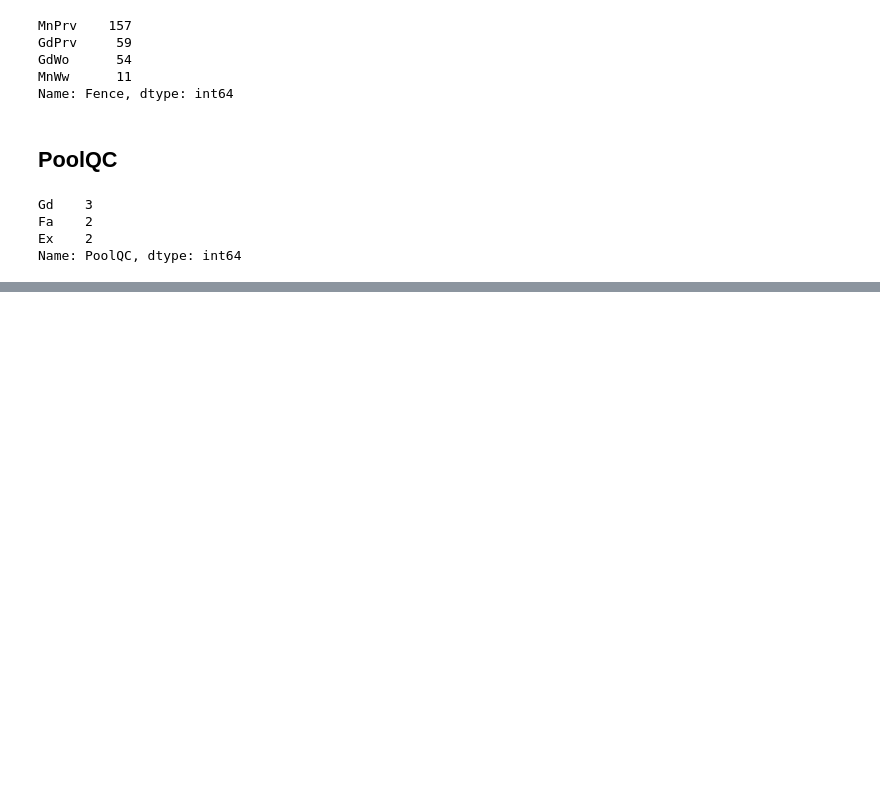
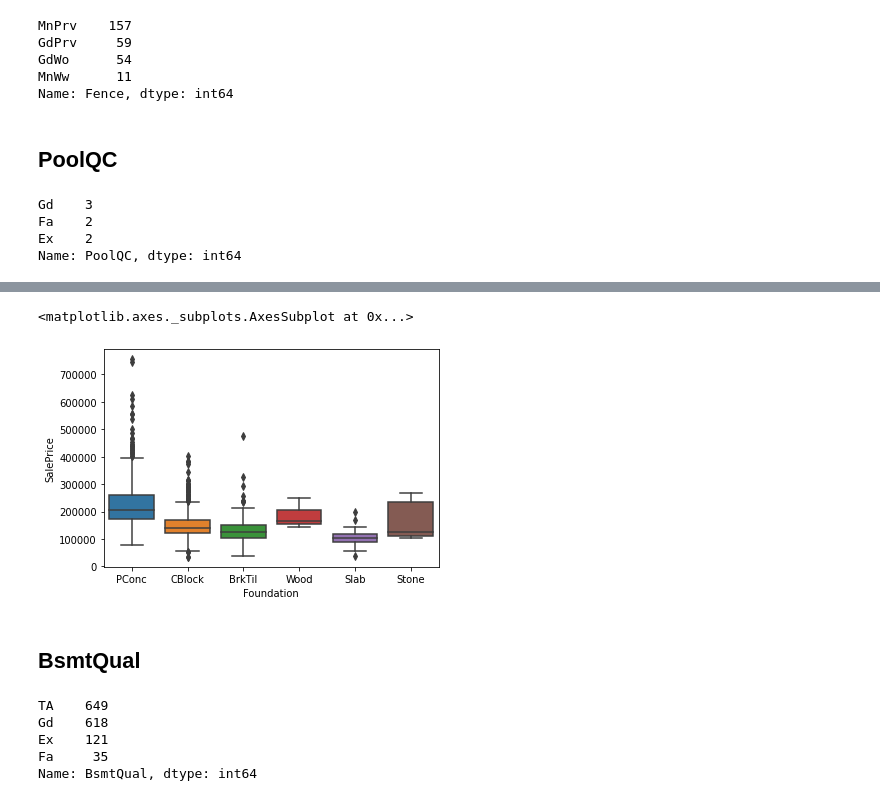
Before and after one commit to FoseFx/HousePrices, a Jupyter notebook: Data_exploration_housing_prices.ipynb, the cells around one changed output, grey strips where cells are left out. Saved outputs shown, nothing was run; the diff lists cells and outputs as text; code cells hidden in the pictures; blank space fills up the shorter version.

```diff
--- a/Data_exploration_housing_prices.ipynb
+++ b/Data_exploration_housing_prices.ipynb
@@ -732,0 +679,15 @@ Name: PoolQC, dtype: int64
+# %%
+sns.boxplot(data=df_train, y="SalePrice", x="Foundation")
+# %% [output]
+<matplotlib.axes._subplots.AxesSubplot at 0x...>
+[figure, added]
+# %% [markdown]
+## BsmtQual
+# %%
+df_train["BsmtQual"].value_counts()
+# %% [output]
+TA    649
+Gd    618
+Ex    121
+Fa     35
+Name: BsmtQual, dtype: int64
```
Also changed, not shown: parts of 24 cells of this notebook.
